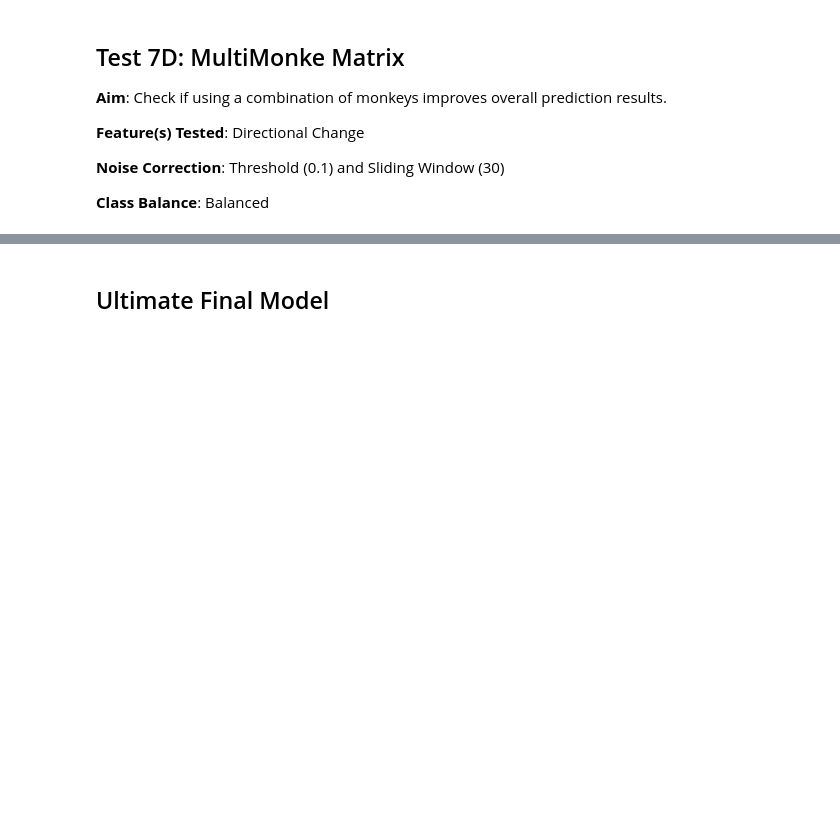
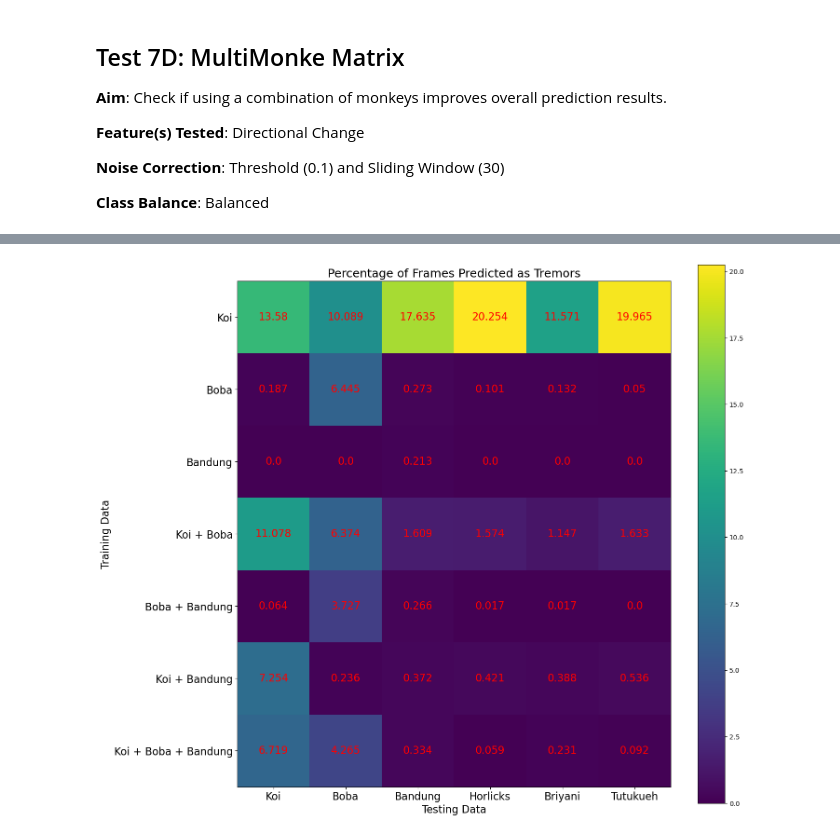
Before and after one commit to russell-ykh/monke, a Jupyter notebook: c7assify.ipynb, the cells around one changed output, grey strips where cells are left out. Saved outputs shown, nothing was run; the diff lists cells and outputs as text; code cells hidden in the pictures; blank space fills up the shorter version.

Commit message:
Final tremor detection, averaged out over 35

```diff
--- a/c7assify.ipynb
+++ b/c7assify.ipynb
@@ -561,2 +567,28 @@ plt.show()
-# %% [markdown]
-## Ultimate Final Model
+# %%
+percents_7d = []
+
+for train_combo in results_7d:
+    row = []
+    for test_name in results_7d[train_combo]:
+        preds = results_7d[train_combo][test_name]["predictions"]
+        row.append(100 * np.count_nonzero(preds) / preds.shape[0])
+    percents_7d.append(row)
+# %%
+plt.imshow(percents_7d, cmap='viridis', interpolation='nearest')
+
+for i in range(len(percents_7d)):
+    for j in range(len(percents_7d[i])):
+        plt.text(j, i, round(percents_7d[i][j], 3), ha='center', va='center', color="red", size=16)
+
+plt.xlabel("Testing Data", size=16)
+plt.ylabel("Training Data", size=16)
+plt.title("Percentage of Frames Predicted as Tremors", size=18)
+
+plt.xticks(list(range(len(names_all))), [str_process(s) for s in names_all], size=16)
+plt.yticks(list(range(len(train_combos))), [str_process(s) for s in train_combos], size=16)
+
+plt.colorbar()
+plt.gcf().set_size_inches((15, 15))
+plt.show()
+# %% [output]
+[figure, added]
```
Also changed, not shown: parts of 7 cells of this notebook, 4 other files.
